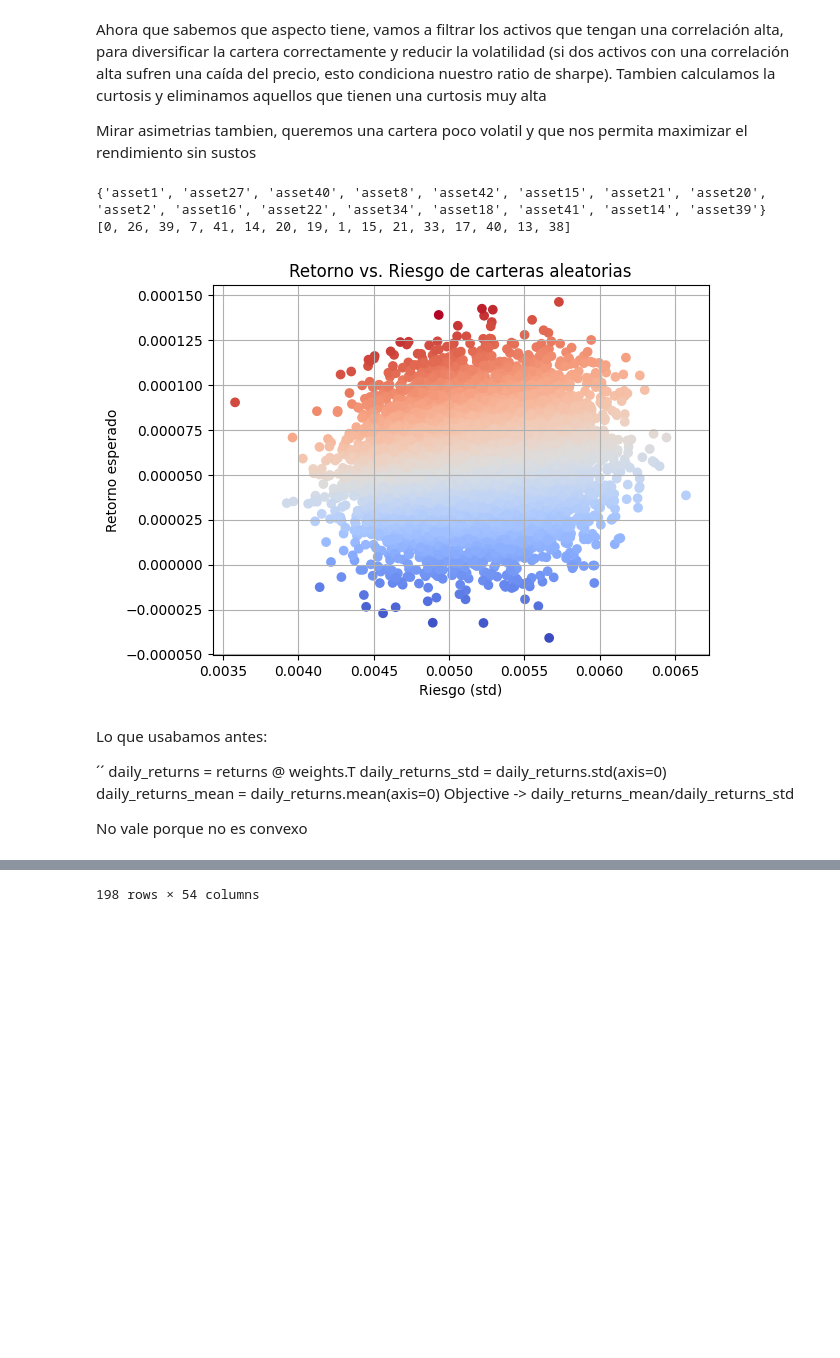
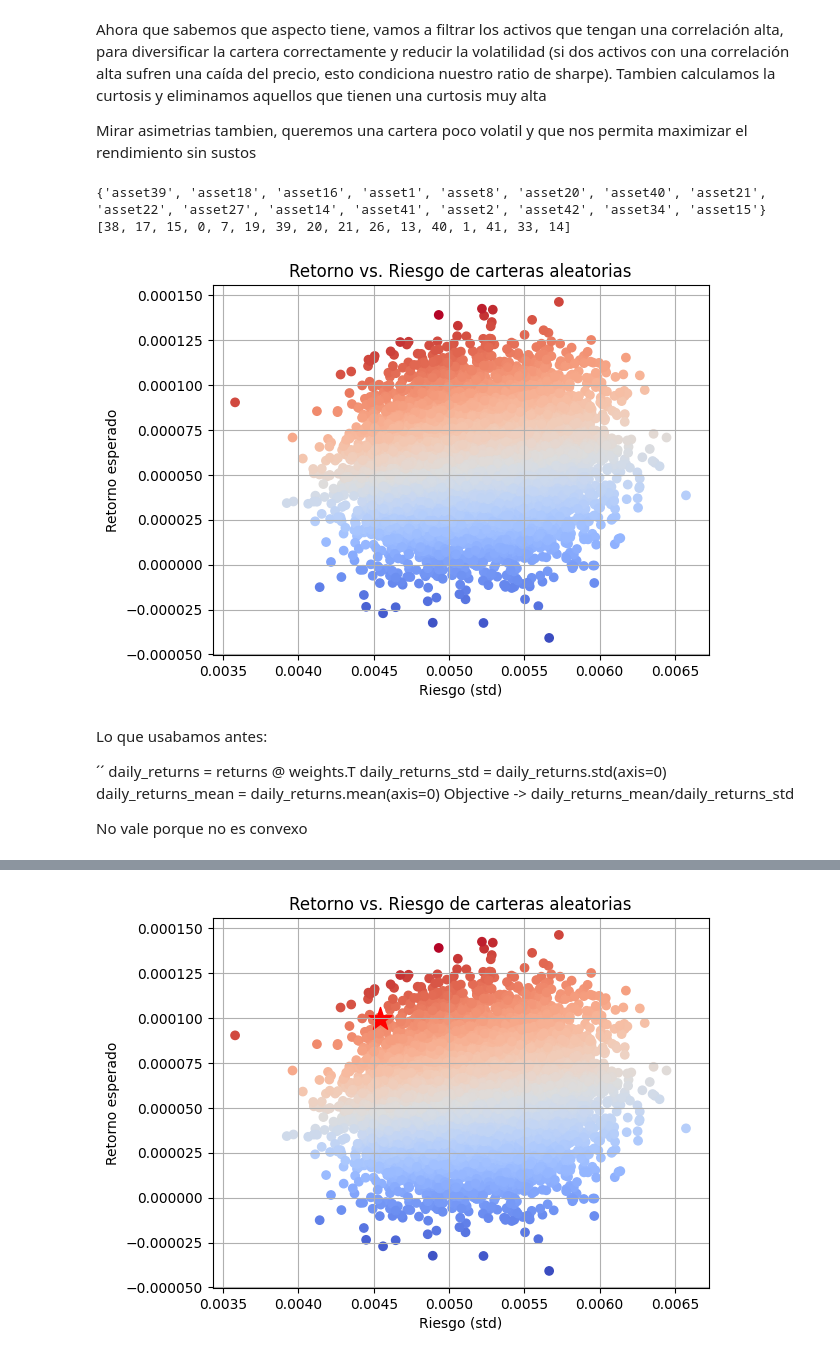
Before and after one commit to Juanjod54/MIAX_TB2.4, a Jupyter notebook: gestion_carteras.ipynb, the cells around one changed output, grey strips where cells are left out. Drawn from its saved outputs; the diff is of its cells as text; code cells hidden in the pictures; blank space fills up the shorter version.

```diff
--- a/gestion_carteras.ipynb
+++ b/gestion_carteras.ipynb
@@ -10,7 +10,7 @@ import pandas as pd
 import yfinance as yf
 import matplotlib.pyplot as plt
 
-def plot_sharpe(returns, mask=None):
+def plot_sharpe(returns, mask=None, best=None):
     # Generamos los pesos aleatoriamente
     n_assets = len(returns.iloc[0])
     mask = np.ones(n_assets) if mask is None else mask
@@ -25,6 +25,9 @@ def plot_sharpe(returns, mask=None):
 
     plt.scatter(x=daily_returns_std, y=daily_returns_mean, c=daily_returns_mean/daily_returns_std, marker="o", cmap="coolwarm")
 
+    if best is not None:
+        plt.scatter(best['x'], best['y'], color='red', marker='*', s=300)
+
     plt.grid(True)
     plt.xlabel("Riesgo (std)")
     plt.ylabel("Retorno esperado")
@@ -64,7 +67,7 @@ def get_data(csv=True):
         return yf.download(tickers, period="2y", interval="1d")['Close'].pct_change().dropna()
 # %%
 
-returns = get_data(csv=True)
+returns = get_data(csv=False)
 if not len(returns):
     exit(-1)
 
@@ -110,8 +117,8 @@ mask[drop_indexes] = 0
 
 plot_sharpe(returns, mask)
 # %% [output]
-{'asset1', 'asset27', 'asset40', 'asset8', 'asset42', 'asset15', 'asset21', 'asset20', 'asset2', 'asset16', 'asset22', 'asset34', 'asset18', 'asset41', 'asset14', 'asset39'}
-[0, 26, 39, 7, 41, 14, 20, 19, 1, 15, 21, 33, 17, 40, 13, 38]
+{'asset39', 'asset18', 'asset16', 'asset1', 'asset8', 'asset20', 'asset40', 'asset21', 'asset22', 'asset27', 'asset14', 'asset41', 'asset2', 'asset42', 'asset34', 'asset15'}
+[38, 17, 15, 0, 7, 19, 39, 20, 21, 26, 13, 40, 1, 41, 33, 14]
 [figure]
 # %% [markdown]
 Lo que usabamos antes:
@@ -131,44 +138,44 @@ import cvxpy as cp
 n_assets = len(returns.iloc[0]) + 1
 
 returns_cov = returns.cov()
+# 2% se refiere a anual
+fixed_income_return = 0.02 / 252
 returns_means = returns.mean(axis=0).values
-returns_means = np.append(returns_means, (0.02 / 252)) # 2% se refiere a anual
+returns_means = np.append(returns_means, (fixed_income_return))
 
 min_expected_ret_daily = returns_means.min()
 max_expected_ret_daily = returns_means.max() * 0.6
 
 # CVXPY
 best_weights = cp.Variable(n_assets)
-portfolio_returns = returns_means.T @ best_weights
+portfolio_returns = returns_means @ best_weights
 # La renta fija no afecta a la varianza (riesgo 0)
 portfolio_variance = cp.quad_form(best_weights[:-1], returns_cov)
 
 constraints = [
     cp.sum(best_weights) == 1, # Todo el capital debe estar invertido
-    best_weights[:-1] <= 0.07, # No invertimos mas de un 7% en cada activo
+    best_weights[:-1] <= 0.1, # No invertimos mas de un 10% en cada activo
     best_weights[-1] <= 0.1, # El activo de renta fija debe pesar como mucho un 10%
     best_weights >= 0, # No se permiten posiciones cortas
-    best_weights[drop_indexes] == 0 # Evitamos dar peso a los activos muy relacionados o con curtosis alta
+    best_weights[drop_indexes] == 0, # Evitamos dar peso a los activos muy relacionados o con curtosis alta
+    best_weights @ returns_means >= fixed_income_return # Exigimos un minimo de 2% de rentabilidad anualizada (lo que nos da la renta fija)
 ]
 
-results = []
-rf_daily = 0.02/252
-for r_target in np.linspace(min_expected_ret_daily, max_expected_ret_daily, 200):
+problem = cp.Problem(cp.Minimize(portfolio_variance), constraints)
+problem.solve()
 
-    r_constraints = constraints + [best_weights @ returns_means >= r_target]
-
-    problem = cp.Problem(cp.Minimize(portfolio_variance), r_constraints)
-    problem.solve(solver=cp.OSQP, warm_start=True)
-
-    if best_weights.value is not None:
-        ret = portfolio_returns.value
-        vol = np.sqrt(portfolio_variance.value)
-        sharpe_ratio = (ret - rf_daily) / vol if vol > 0 else 0
-        row = np.concatenate([[ret], [vol], [sharpe_ratio], best_weights.value])
-        results.append(row)
+if best_weights.value is not None:
+    ret = portfolio_returns.value
+    vol = np.sqrt(portfolio_variance.value)
+    sharpe_ratio = ret / vol if vol > 0 else 0
+    row = np.concatenate([[ret], [vol], [sharpe_ratio], best_weights.value])
 
 columns = ["return", "volatility", "sharpe"] + [f"asset{i}" for i in range(n_assets - 1)] + ["Renta Fija"]
-portfolio_results = pd.DataFrame(results, columns=columns)
+portfolio_results = pd.DataFrame([row], columns=columns)
 portfolio_results = portfolio_results.sort_values(by="sharpe", ascending=False)
-portfolio_results
+
+best_sharpe = portfolio_results.iloc[0]
+best_sharpe_weights = best_sharpe[3:]
+
+plot_sharpe(returns, mask, best={'x': best_sharpe['volatility'], 'y': best_sharpe['return']})
 # %% [output]
@@ -187,4 +182,4 @@ portfolio_results
-198 rows × 54 columns
+[figure, added]
 # %%
 # Esta funcion ha sido desarrollada por Gemini 3 en su totalidad, se ha limpiado para adaptarla a
 def round_weights(weights, decimals=3):
```
Also changed, not shown: parts of 5 cells of this notebook, 1 other file.
